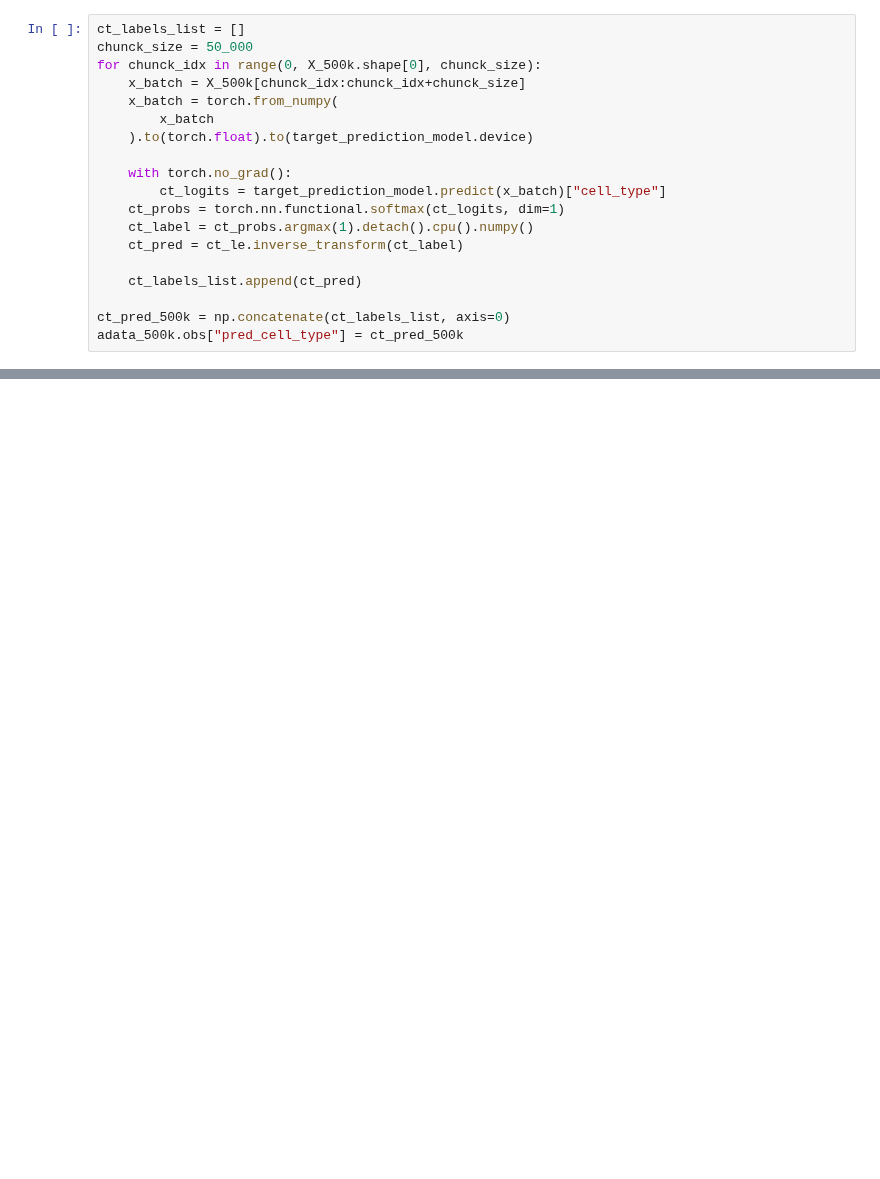
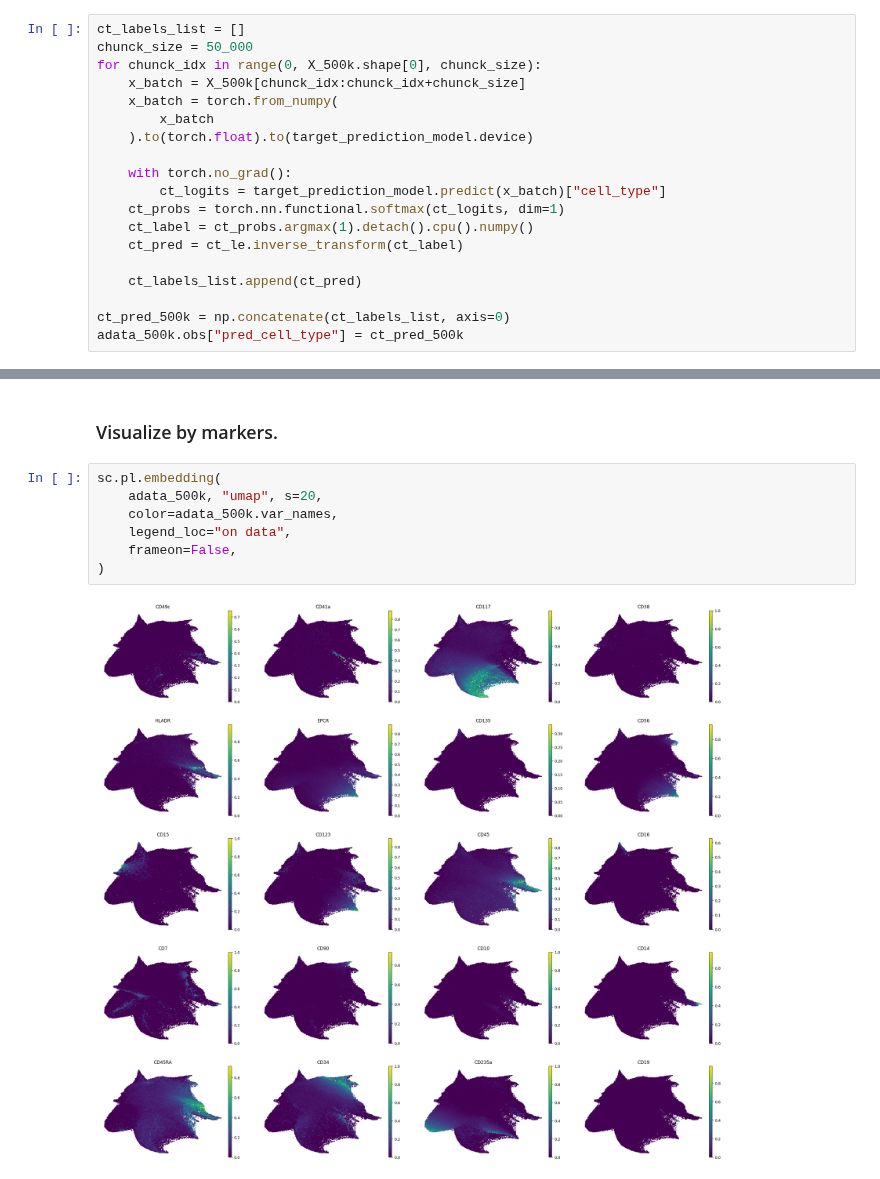
Before and after one commit to theislab/LabCompass-reproducibility, a Jupyter notebook: data_analysis/loop3/load_data.ipynb, the cells around one changed output, grey strips where cells are left out. Saved outputs shown, nothing was run; the diff lists cells and outputs as text; blank space fills up the shorter version.

```diff
--- a/data_analysis/loop3/load_data.ipynb
+++ b/data_analysis/loop3/load_data.ipynb
@@ -92,0 +131,11 @@ sc.pl.embedding(
+# %% [markdown]
+### Visualize by markers.
+# %%
+sc.pl.embedding(
+    adata_500k, "umap", s=20,
+    color=adata_500k.var_names,
+    legend_loc="on data",
+    frameon=False,
+)
+# %% [output]
+[figure, added]
```
Also changed, not shown: parts of 16 cells of this notebook.
